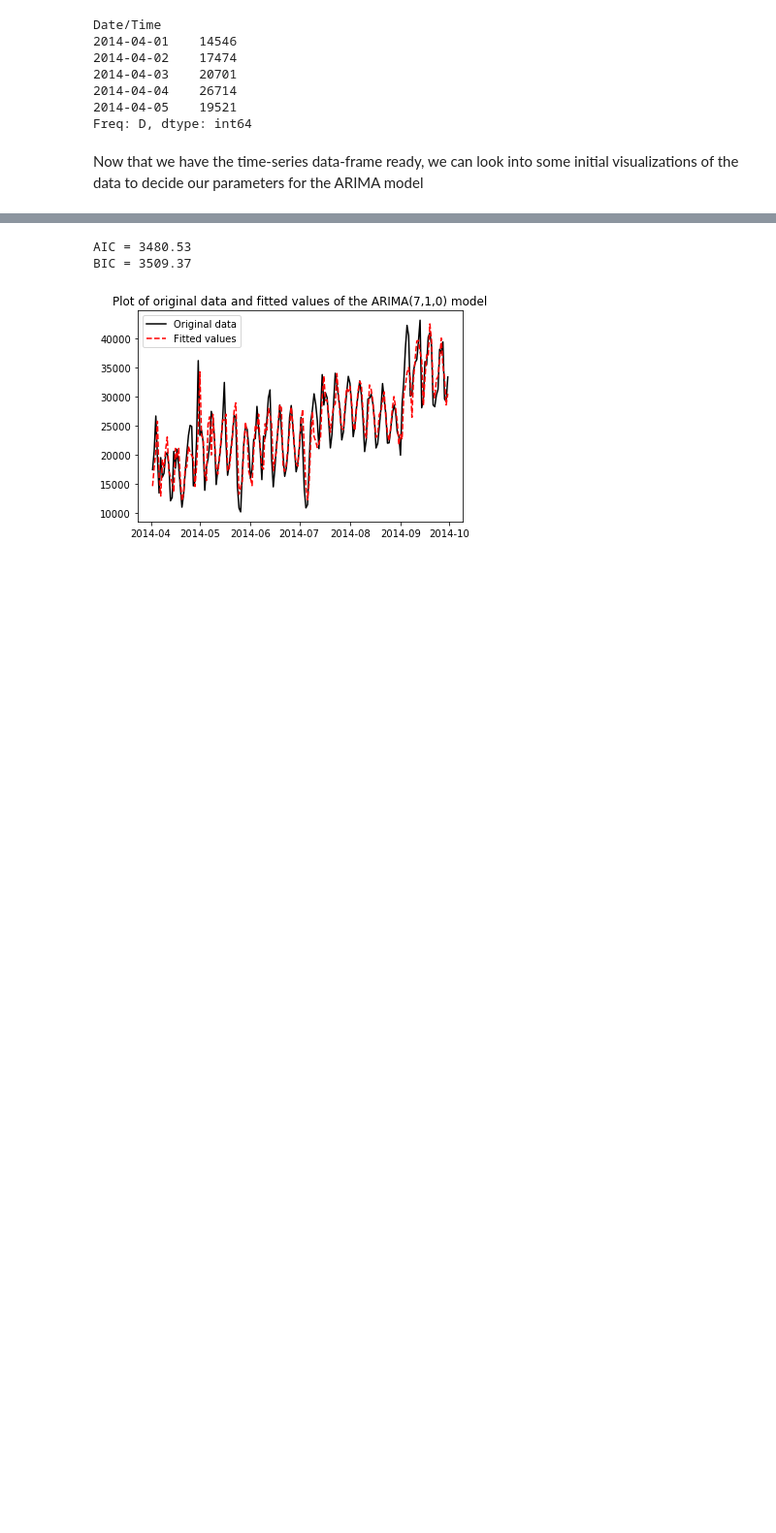
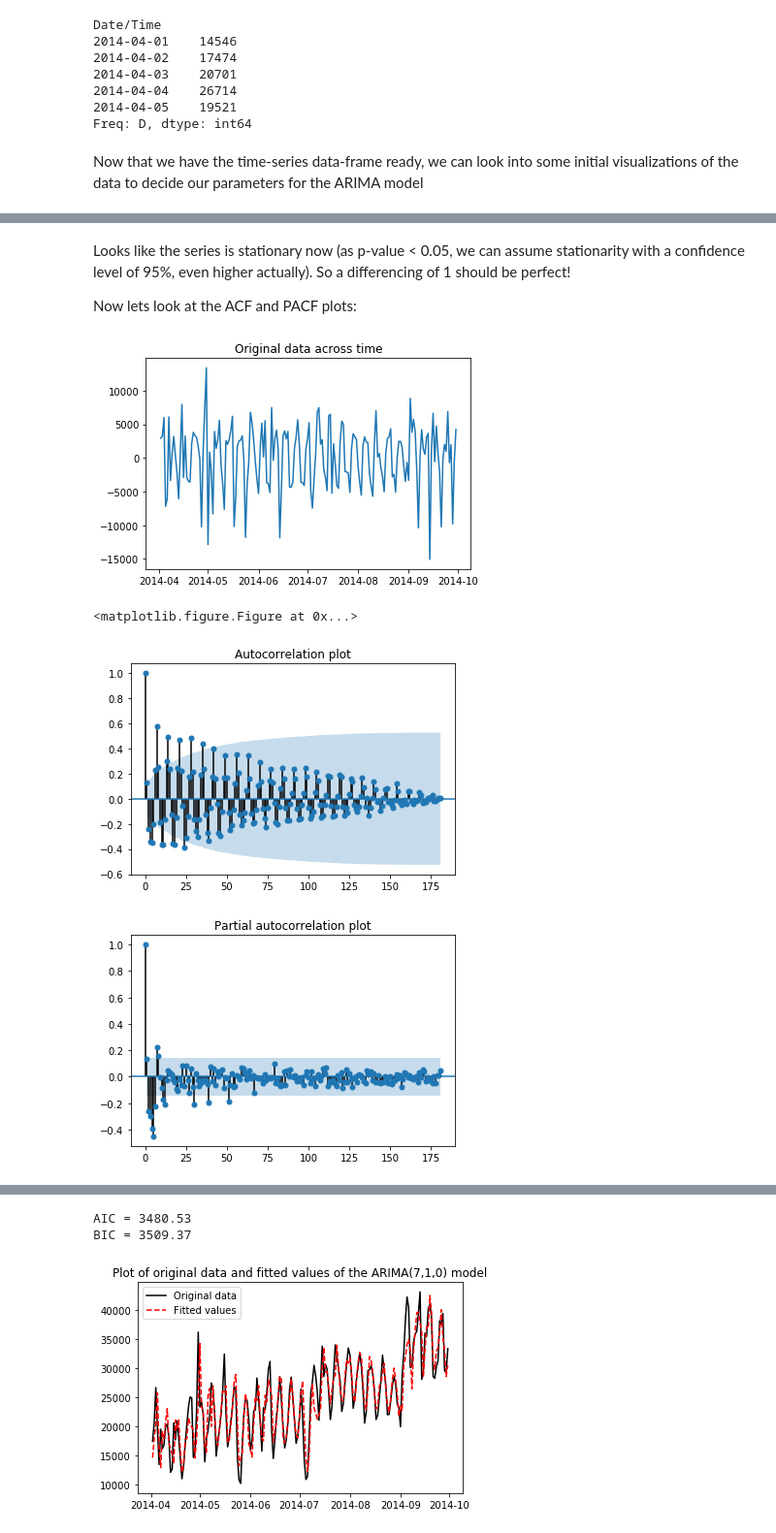
Before and after one commit to kruthik93/Utilizing-ARIMA-to-forecast-Ubers-market-demand, a Jupyter notebook: [ARIMA] Market demand prediction - notebook v1 kh.ipynb, the cells around one changed output, grey strips where cells are left out. Shown: that part at 97% size. Saved outputs shown, nothing was run; the diff lists cells and outputs as text; code cells hidden in the pictures; blank space fills up the shorter version.

```diff
--- a/[ARIMA] Market demand prediction - notebook v1 kh.ipynb
+++ b/[ARIMA] Market demand prediction - notebook v1 kh.ipynb
@@ -97,0 +121,11 @@ From the autocorrelation plot, we see that there is a peak every 7 days, this su
+# %% [markdown]
+Looks like the series is stationary now (as p-value < 0.05, we can assume stationarity with a confidence level of 95%, even higher actually). So a differencing of 1 should be perfect!
+
+Now lets look at the ACF and PACF plots:
+# %%
+initial_plots(diff_series.dropna())
+# %% [output]
+[figure, added]
+<matplotlib.figure.Figure at 0x...>
+[figure, added]
+[figure, added]
```
Also changed, not shown: parts of 7 cells of this notebook.
